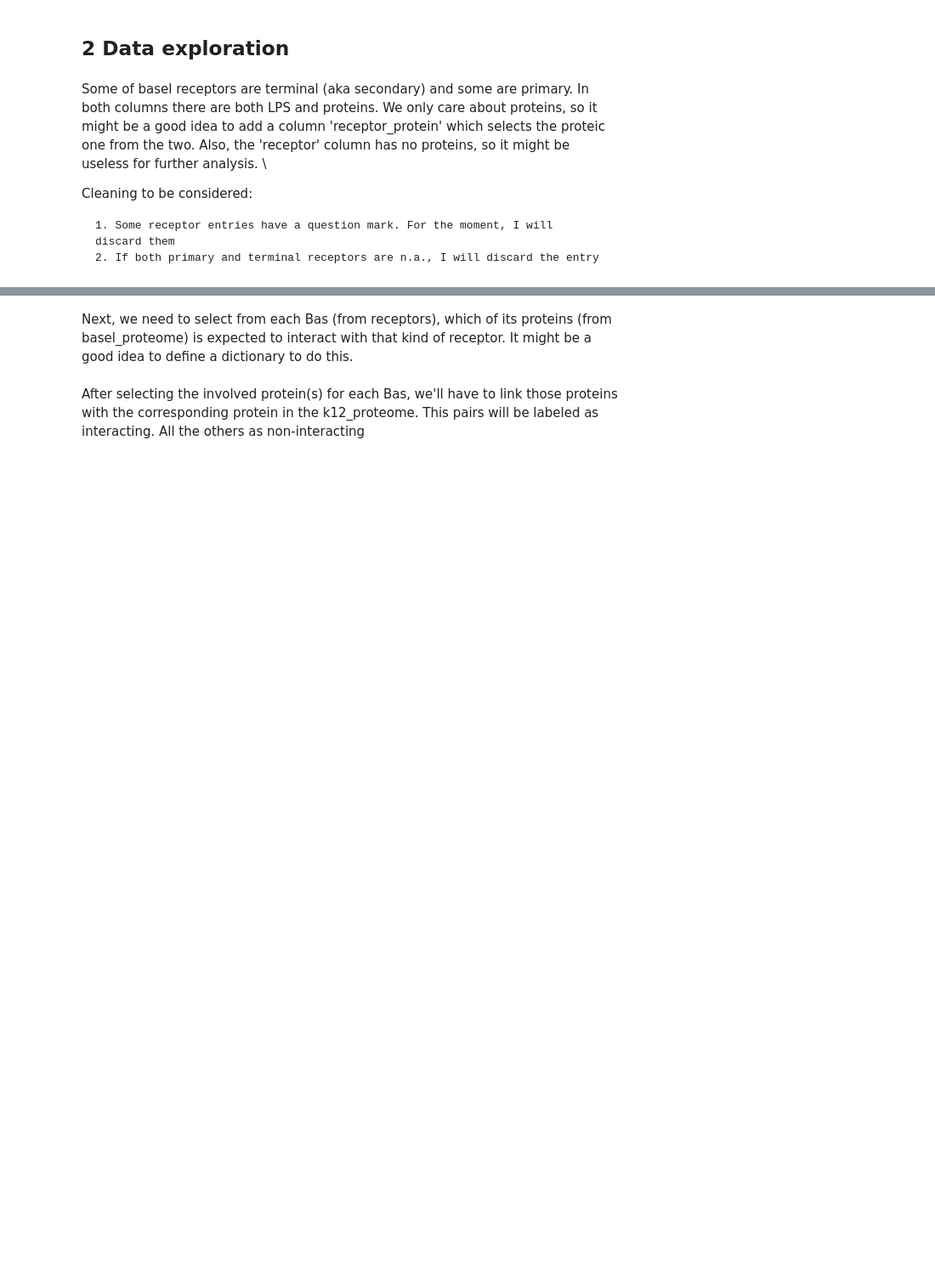
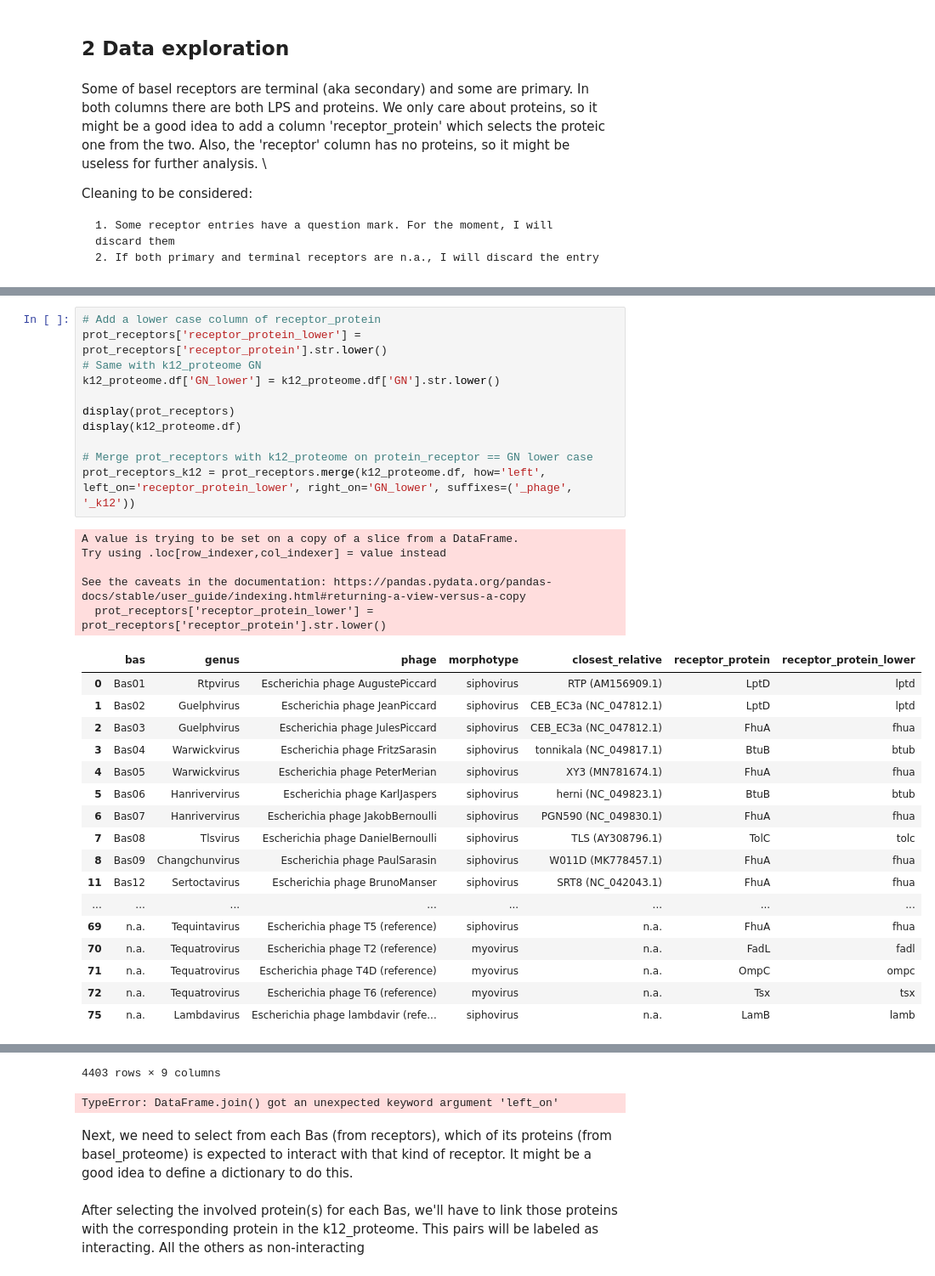
Before and after one commit to Drivahah/Predicting-phage-host-interaction-with-Language-Models, a Jupyter notebook: phage_host_protein_pair/notebooks/01_data_exploration_and_labelling.ipynb, the cells around one changed output, grey strips where cells are left out. Shown: that part at 85% size. Drawn from its saved outputs; the diff is of its cells as text; blank space fills up the shorter version.

Commit message:
prot_receptors_k12

```diff
--- a/phage_host_protein_pair/notebooks/01_data_exploration_and_labelling.ipynb
+++ b/phage_host_protein_pair/notebooks/01_data_exploration_and_labelling.ipynb
@@ -301,0 +318,34 @@ See the caveats in the documentation: https://pandas.pydata.org/pandas-docs/stab
+# %%
+# Add a lower case column of receptor_protein
+prot_receptors['receptor_protein_lower'] = prot_receptors['receptor_protein'].str.lower()
+# Same with k12_proteome GN
+k12_proteome.df['GN_lower'] = k12_proteome.df['GN'].str.lower()
+
+display(prot_receptors)
+display(k12_proteome.df)
+
+# Merge prot_receptors with k12_proteome on protein_receptor == GN lower case
+prot_receptors_k12 = prot_receptors.merge(k12_proteome.df, how='left', left_on='receptor_protein_lower', right_on='GN_lower', suffixes=('_phage', '_k12'))
+# %% [output]
+A value is trying to be set on a copy of a slice from a DataFrame.
+Try using .loc[row_indexer,col_indexer] = value instead
+
+See the caveats in the documentation: https://pandas.pydata.org/pandas-docs/stable/user_guide/indexing.html#returning-a-view-versus-a-copy
+  prot_receptors['receptor_protein_lower'] = prot_receptors['receptor_protein'].str.lower()
+|  | bas | genus | phage | morphotype | closest_relative | receptor_protein | receptor_protein_lower |
+| 0 | Bas01 | Rtpvirus | Escherichia phage AugustePiccard | siphovirus | RTP (AM156909.1) | LptD | lptd |
+| 1 | Bas02 | Guelphvirus | Escherichia phage JeanPiccard | siphovirus | CEB_EC3a (NC_047812.1) | LptD | lptd |
+| 2 | Bas03 | Guelphvirus | Escherichia phage JulesPiccard | siphovirus | CEB_EC3a (NC_047812.1) | FhuA | fhua |
+| 3 | Bas04 | Warwickvirus | Escherichia phage FritzSarasin | siphovirus | tonnikala (NC_049817.1) | BtuB | btub |
+| 4 | Bas05 | Warwickvirus | Escherichia phage PeterMerian | siphovirus | XY3 (MN781674.1) | FhuA | fhua |
+| 5 | Bas06 | Hanrivervirus | Escherichia phage KarlJaspers | siphovirus | herni (NC_049823.1) | BtuB | btub |
+| 6 | Bas07 | Hanrivervirus | Escherichia phage JakobBernoulli | siphovirus | PGN590 (NC_049830.1) | FhuA | fhua |
+| 7 | Bas08 | Tlsvirus | Escherichia phage DanielBernoulli | siphovirus | TLS (AY308796.1) | TolC | tolc |
+| 8 | Bas09 | Changchunvirus | Escherichia phage PaulSarasin | siphovirus | W011D (MK778457.1) | FhuA | fhua |
+| 11 | Bas12 | Sertoctavirus | Escherichia phage BrunoManser | siphovirus | SRT8 (NC_042043.1) | FhuA | fhua |
+| ... | ... | ... | ... | ... | ... | ... | ... |
+| 69 | n.a. | Tequintavirus | Escherichia phage T5 (reference) | siphovirus | n.a. | FhuA | fhua |
+| 70 | n.a. | Tequatrovirus | Escherichia phage T2 (reference) | myovirus | n.a. | FadL | fadl |
+| 71 | n.a. | Tequatrovirus | Escherichia phage T4D (reference) | myovirus | n.a. | OmpC | ompc |
+| 72 | n.a. | Tequatrovirus | Escherichia phage T6 (reference) | myovirus | n.a. | Tsx | tsx |
+| 75 | n.a. | Lambdavirus | Escherichia phage lambdavir (refe... | siphovirus | n.a. | LamB | lamb |
@@ -302,3 +364,5 @@ See the caveats in the documentation: https://pandas.pydata.org/pandas-docs/stab
+4403 rows × 9 columns
+TypeError: DataFrame.join() got an unexpected keyword argument 'left_on'
 # %% [markdown]
 Next, we need to select from each Bas (from receptors), which of its proteins (from basel_proteome) is expected to interact with that kind of receptor. It might be a good idea to define a dictionary to do this.
 # %% [markdown]
```
Also changed, not shown: parts of 6 cells of this notebook, 1 other file.
